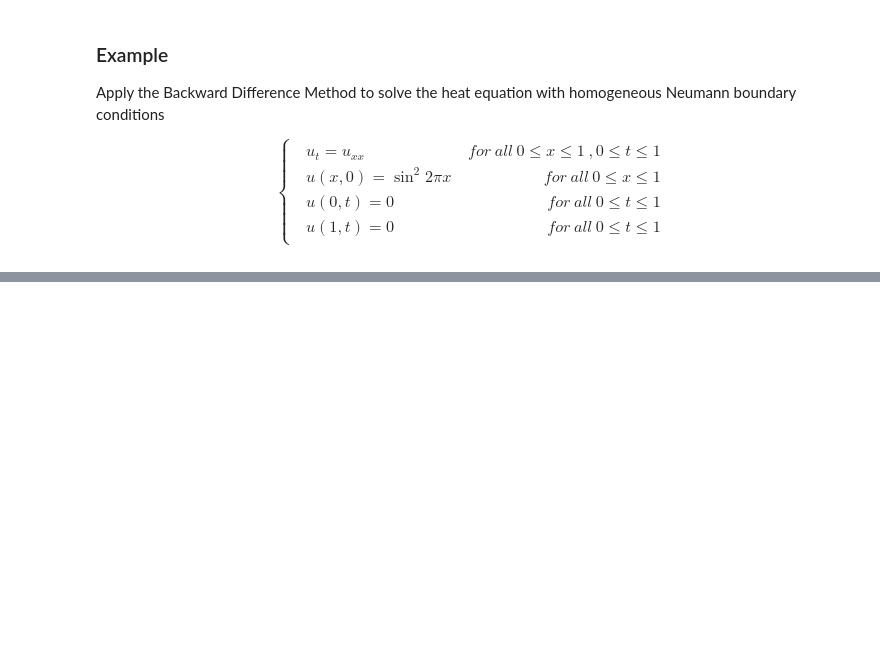
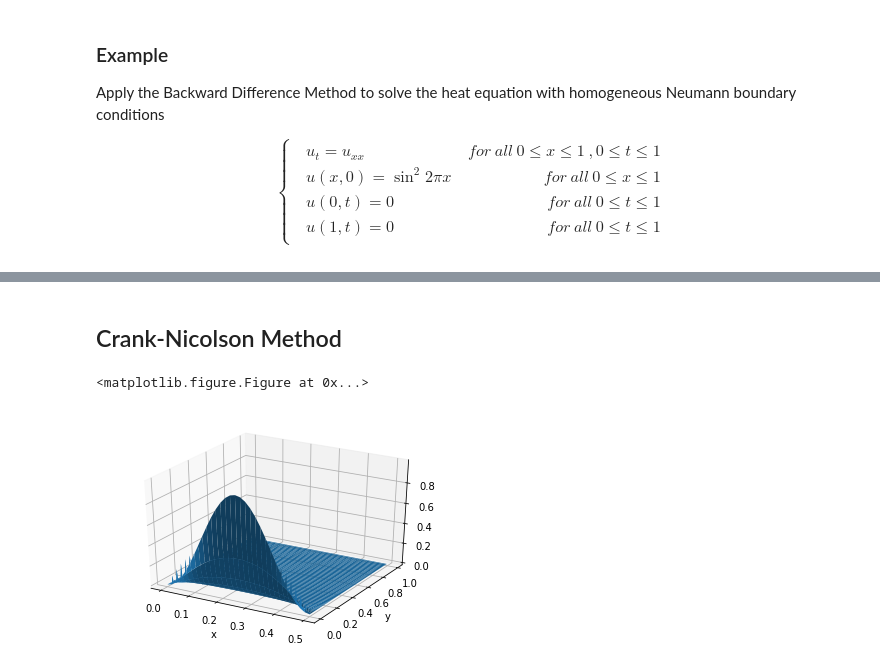
Before and after one commit to Jim00000/Numerical-Analysis, a Jupyter notebook: 8_Partial_Differential_Equations.ipynb, the cells around one changed output, grey strips where cells are left out. Saved outputs shown, nothing was run; the diff lists cells and outputs as text; code cells hidden in the pictures; blank space fills up the shorter version.

Commit message:
Add Crank-Nicolson Method

```diff
--- a/8_Partial_Differential_Equations.ipynb
+++ b/8_Partial_Differential_Equations.ipynb
@@ -255,0 +256,58 @@ heatbdn(0, 1, 0, 1, 30, 20)
+# %% [markdown]
+## Crank-Nicolson Method
+# %%
+def crank_nicolson_heat(xl, xr, yb, yt, M, N):
+    l = lambda t : 0 * t
+    r = lambda t : 0 * t
+    D = 1
+    h = (xr - xl) / M
+    k = (yt - yb) / N
+    m = M - 1
+    n = N
+    sigma = D * k / (h ** 2)
+
+    A = np.diag((2 + 2 * sigma) * np.ones(m)) + \
+        np.diag(-sigma * np.ones(m - 1), 1) + \
+        np.diag(-sigma * np.ones(m - 1), -1)
+
+    B = np.diag((2 - 2 * sigma) * np.ones(m)) + \
+        np.diag(sigma * np.ones(m - 1), 1) + \
+        np.diag(sigma * np.ones(m - 1), -1)
+
+    lside = l(yb + np.arange(n) * k)
+    rside = r(yb + np.arange(n) * k)
+
+    ''' Initial conditions '''
+    x = sym.Symbol('x')
+    expr = sym.sin(2 * sym.pi * x) ** 2
+#     expr = sym.diff(expr, x)
+
+    w = np.zeros(n * m).reshape(n, m).astype(np.float128)
+    for i in range(m):
+        w[0, i] = expr.subs(x, xl + (i + 1) * h).evalf()
+
+    for j in range(n - 1):
+        s = np.zeros(m)
+        s[0] = lside[j] + lside[j+1]
+        s[-1] = rside[j] + rside[j+1]
+        w[j + 1,:] = np.matmul(np.linalg.inv(A), np.matmul(B, w[j,:]) + sigma * s)
+
+    w = np.column_stack([lside, w, rside])
+    x = xl +np.arange(0, m+2) * h
+    t = yb + np.arange(0, n) * k
+
+    X, T = np.meshgrid(x, t)
+
+    fig = plt.figure()
+    ax = fig.gca(projection='3d')
+    stride = 0
+    ax.plot_surface(X[stride:], T[stride:], w[stride:])
+    plt.xlabel('x')
+    plt.ylabel('y')
+    plt.show()
+    plt.clf()
+
+crank_nicolson_heat(0, 0.5, 0, 1, 30, 100)
+# %% [output]
+<matplotlib.figure.Figure at 0x...>
+[figure, added]
```
Also changed, not shown: parts of 6 cells of this notebook.
